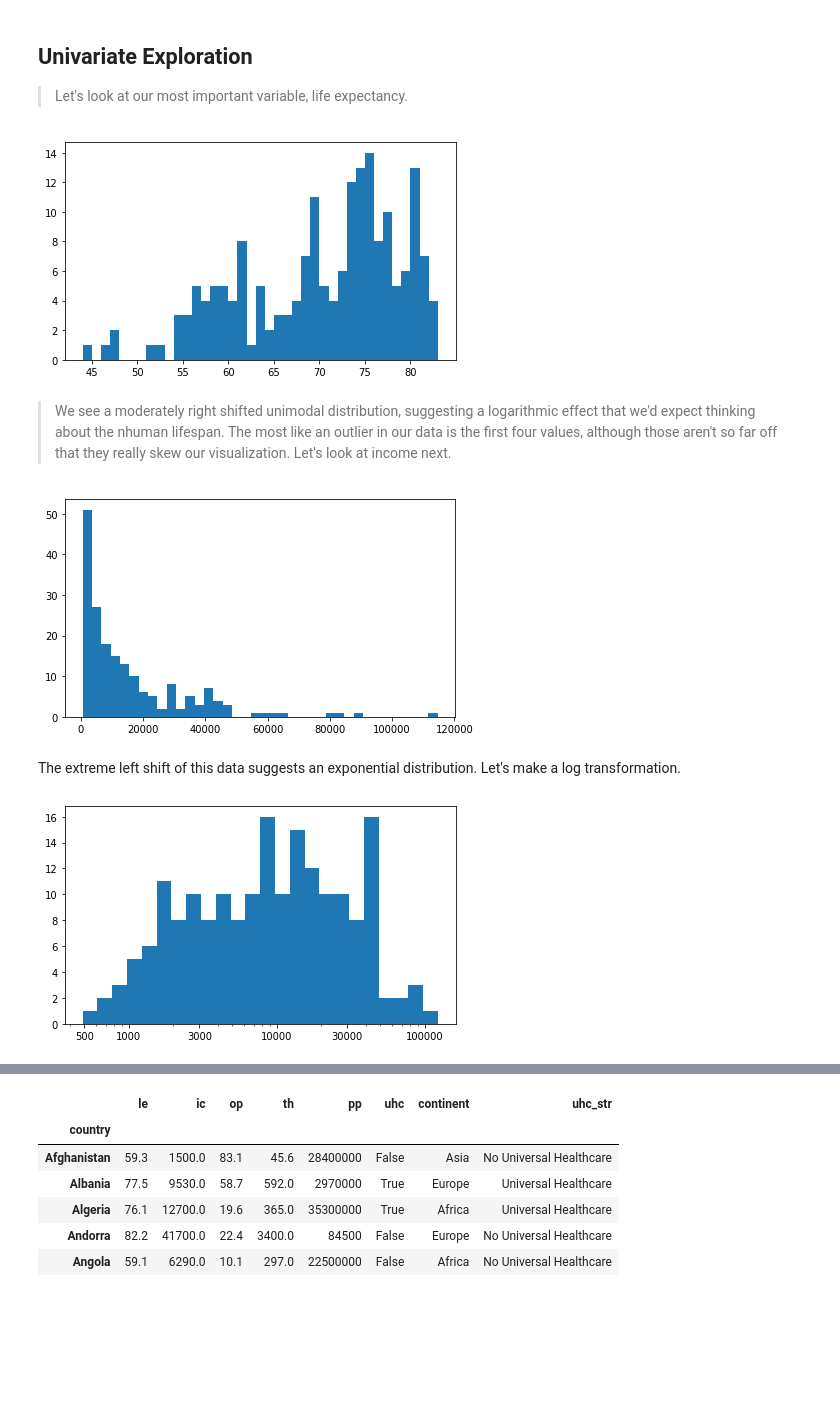
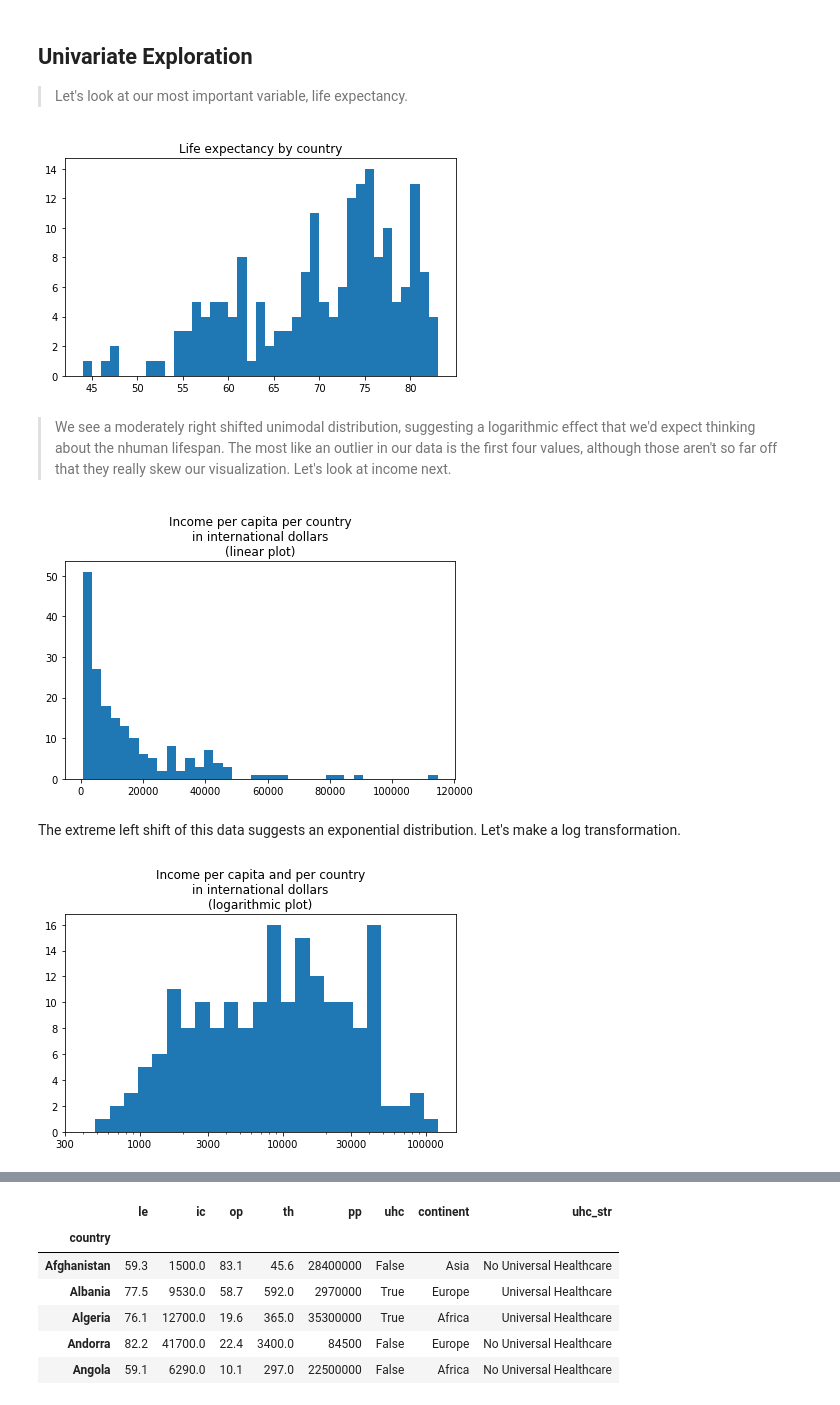
Before and after one commit to mullendavidh/nanodegree-project-5, a Jupyter notebook: exploration_template.ipynb, the cells around one changed output, grey strips where cells are left out. Saved outputs shown, nothing was run; the diff lists cells and outputs as text; code cells hidden in the pictures; blank space fills up the shorter version.

```diff
--- a/exploration_template.ipynb
+++ b/exploration_template.ipynb
@@ -366,14 +366,15 @@ memory usage: 10.4+ KB
 # %%
 # for all these histograms I'd like to determine my bins programmatically,
 # because that way I can ensure I won't lose any outlier data by accident.
 # I will keep the bin size as a constant however based on the look of the graph
 BIN_SIZE = 1
 
 plt.figure(figsize = [7, 4])
 bins_list = np.arange(int(df['le'].min()), int(df['le'].max()) + BIN_SIZE, BIN_SIZE)
+plt.title("Life expectancy by country")
 plt.hist(data = df, x = 'le', bins=bins_list);
 # %% [output]
-[figure, old version]
+[figure, new version]
 # %% [markdown]
 > We see a moderately right shifted unimodal distribution, suggesting a logarithmic effect that we'd expect thinking about the nhuman lifespan. The most like an outlier in our data is the first four values, although those aren't so far off that they really skew our visualization. Let's look at income next.
 # %%
@@ -381,9 +382,10 @@ BIN_SIZE = 3000
 
 plt.figure(figsize = [7, 4])
 bins_list = np.arange(int(df['ic'].min()), int(df['ic'].max()) + BIN_SIZE, BIN_SIZE)
+plt.title("Income per capita per country\nin international dollars\n(linear plot)")
 plt.hist(data = df, x = 'ic', bins=bins_list);
 # %% [output]
-[figure, old version]
+[figure, new version]
 # %% [markdown]
 The extreme left shift of this data suggests an exponential distribution. Let's make a log transformation.
 # %%
@@ -393,8 +395,8 @@ plt.figure(figsize = [7, 4])
 bins_list = 10 ** np.arange(np.log10(df['ic'].min()) - BIN_SIZE, np.log10(df['ic'].max()) + BIN_SIZE, BIN_SIZE)
 plt.hist(data = df, x = 'ic', bins = bins_list)
 plt.xscale('log')
-#plt.xlim(500, 130000)
-tick_locs = [500, 1000, 3000, 10000, 30000, 100000]
+plt.title("Income per capita and per country\nin international dollars\n(logarithmic plot)")
+tick_locs = [300, 1000, 3000, 10000, 30000, 100000]
 plt.xticks(tick_locs, tick_locs);
 # %% [output]
-[figure, old version]
+[figure, new version]
```
Also changed, not shown: parts of 9 cells of this notebook.
